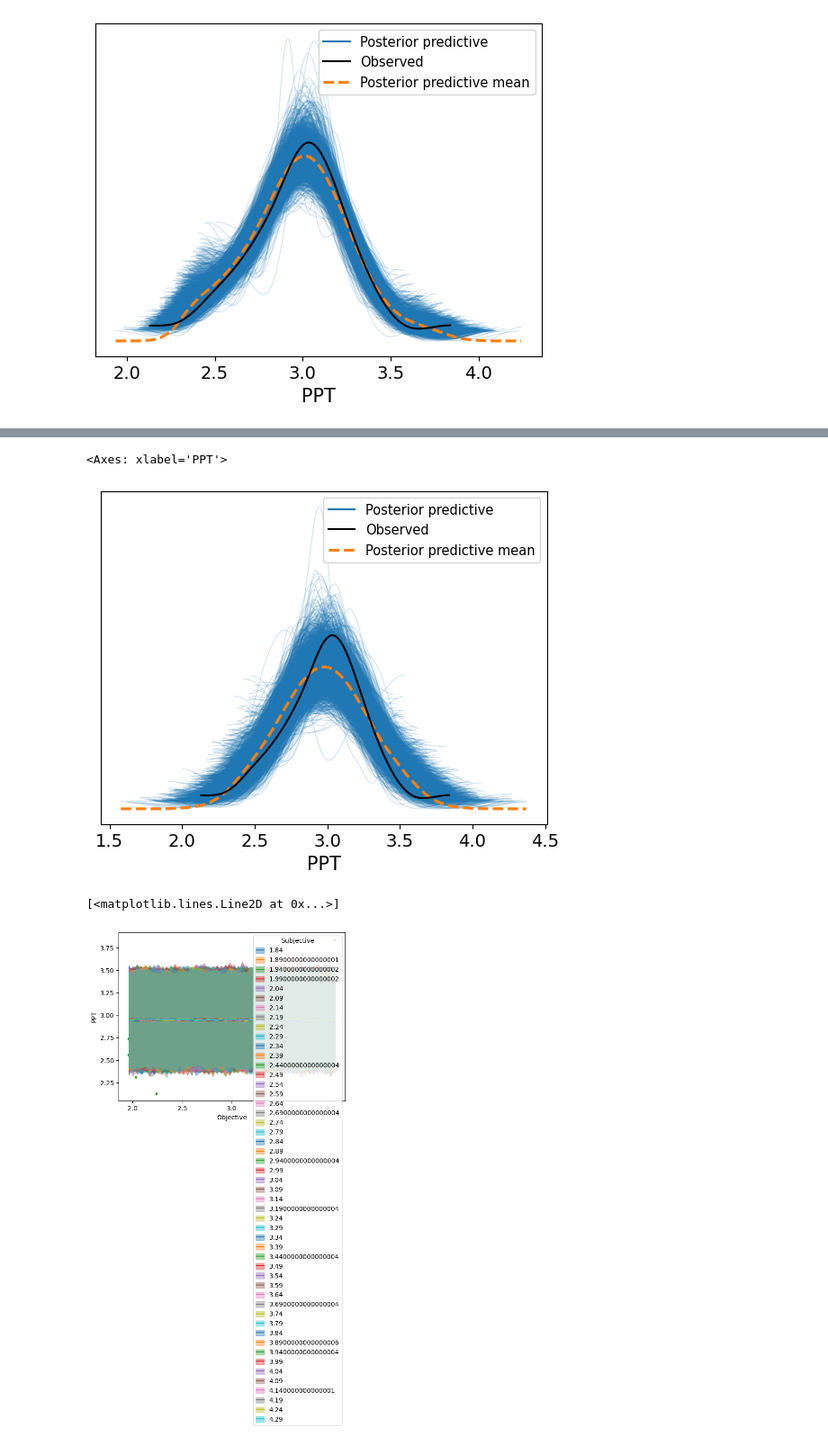
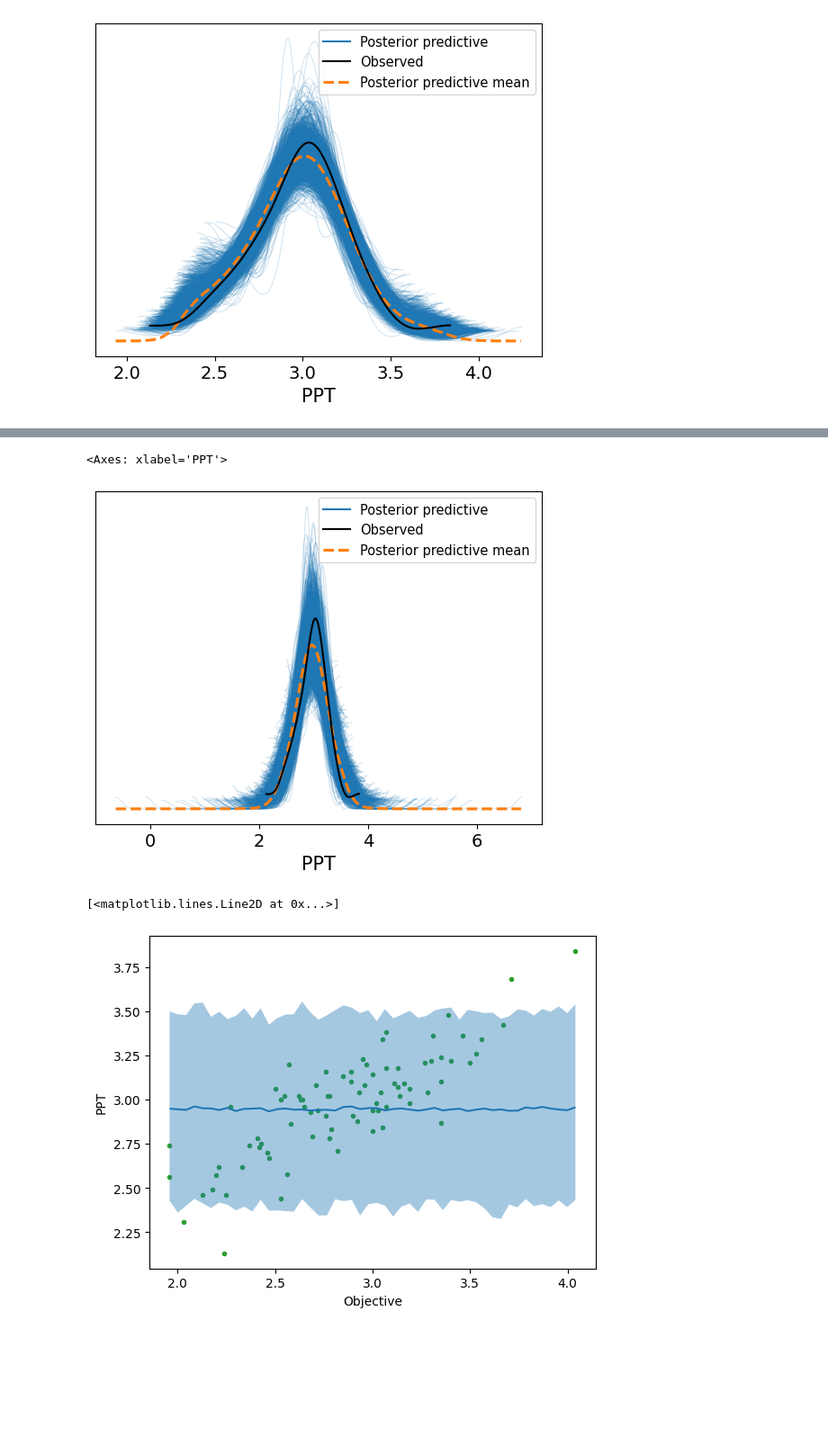
Before and after one commit to sashavlasits/Data-Science, a Jupyter notebook: Unit7/SashVlasU7Proj.ipynb, the cells around one changed output, grey strips where cells are left out. Shown at 90% size. Saved outputs shown, nothing was run; the diff lists cells and outputs as text; code cells hidden in the pictures; blank space fills up the shorter version.

```diff
--- a/Unit7/SashVlasU7Proj.ipynb
+++ b/Unit7/SashVlasU7Proj.ipynb
@@ -258,5 +306,5 @@ This is the fun one! I'm just going to throw in all of the fun variables from th
 # %%
 #define the model
-model_tm5 = bmb.Model("`PPT` ~ `Height` + `Syllables` + `Fs` + `Seat Position`)", data=cleanesttm)
+model_tm5 = bmb.Model("`PPT` ~ `Height` + `Syllables` + `Fs` + `Seat Position`)", data=cleanesttm, family = "t")
 #fit the model
 idata_tm5 = model_tm5.fit(idata_kwargs={'log_likelihood': True})
@@ -265,10 +316,10 @@ model_tm5.predict(idata_tm5, kind="response")
 az.plot_ppc(idata_tm5)
 # %% [output]
 <Axes: xlabel='PPT'>
-[figure, old version]
+[figure, new version]
 # %%
-bmb.interpret.plot_predictions(model_tm5, idata_tm5, ["Objective","Subjective"], pps=True)
+bmb.interpret.plot_predictions(model_tm5, idata_tm5, "Objective", pps=True, prob=0.94, sample_new_groups=True)
 plt.plot(cleanesttm.Objective, cleanesttm.PPT, "C2.", zorder=-3)
 # %% [output]
 [<matplotlib.lines.Line2D at 0x...>]
-[figure, old version]
+[figure, new version]
```
Also changed, not shown: parts of 17 cells of this notebook.
